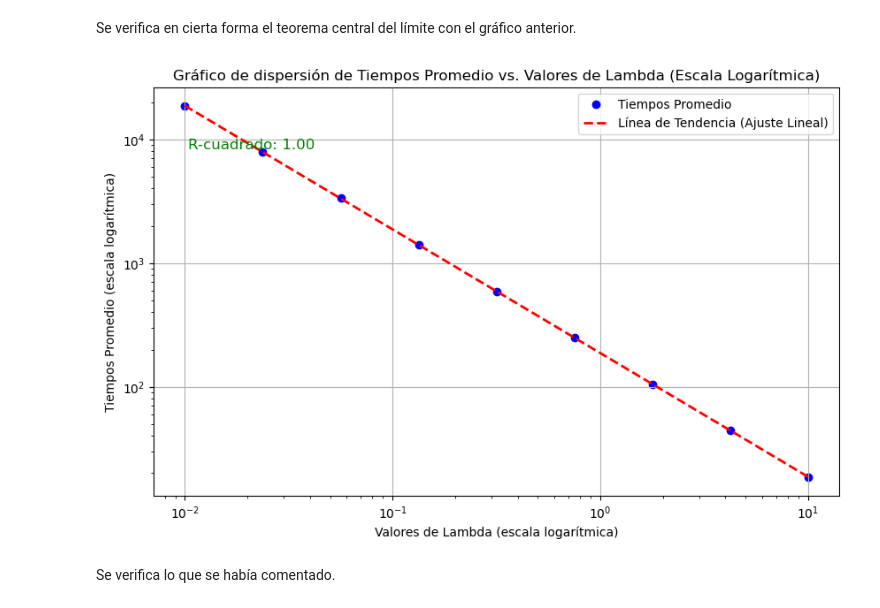
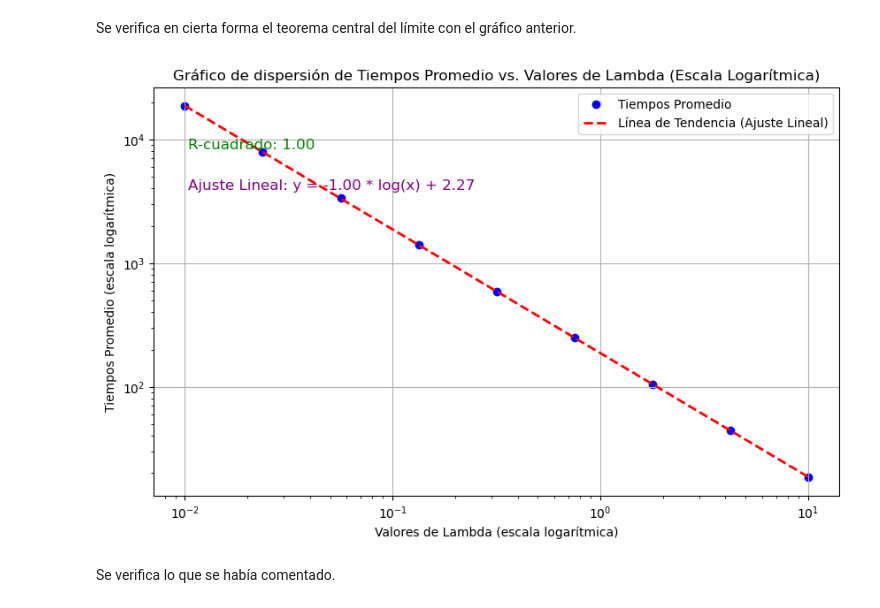
Before and after one commit to Darkrayyss/Certamen-1-MAT468-Diego-Astaburuaga, a Jupyter notebook: Entrega Certamen/Pregunta4.ipynb, the cells around one changed output. Drawn from its saved outputs; the diff is of its cells as text; code cells hidden in the pictures.

```diff
--- a/Entrega Certamen/Pregunta4.ipynb
+++ b/Entrega Certamen/Pregunta4.ipynb
@@ -612,34 +612,38 @@ lambda_values = summary_data['Lambda'].tolist()
 average_times = summary_data['Mean_Time'].tolist()
 
 # Create a scatter plot with logarithmic scale on both axes
 plt.figure(figsize=(10, 6))
 plt.scatter(lambda_values, average_times, marker='o', c='b', label='Tiempos Promedio')
 plt.xscale('log')  # Escala logarítmica en el eje x
 plt.yscale('log')  # Escala logarítmica en el eje y
 plt.xlabel('Valores de Lambda (escala logarítmica)')
 plt.ylabel('Tiempos Promedio (escala logarítmica)')
 plt.title('Gráfico de dispersión de Tiempos Promedio vs. Valores de Lambda (Escala Logarítmica)')
 plt.grid(True)
 plt.legend()
 
 # Ajustar una línea de tendencia lineal en la escala logarítmica
 coefficients = np.polyfit(np.log10(lambda_values), np.log10(average_times), 1)
 trendline = np.poly1d(coefficients)
 x_range = np.logspace(np.log10(min(lambda_values)), np.log10(max(lambda_values)), 100)
 
 # Graficar la línea de tendencia
 plt.plot(x_range, 10**trendline(np.log10(x_range)), 'r--', label='Línea de Tendencia (Ajuste Lineal)', linewidth=2)
 
 # Calcular R-cuadrado (coeficiente de determinación)
 predicted_log_times = trendline(np.log10(lambda_values))
 r_squared = r2_score(np.log10(average_times), predicted_log_times)
 r_squared_text = f'R-cuadrado: {r_squared:.2f}'
+
+# Mostrar los parámetros del ajuste lineal
+parameters_text = f'Ajuste Lineal: y = {coefficients[0]:.2f} * log(x) + {coefficients[1]:.2f}'
+plt.annotate(parameters_text, xy=(0.05, 0.75), xycoords='axes fraction', fontsize=12, color='purple')
 plt.annotate(r_squared_text, xy=(0.05, 0.85), xycoords='axes fraction', fontsize=12, color='green')
 
 plt.legend()
 plt.show()
 # %% [output]
-[figure, old version]
+[figure, new version]
 # %% [markdown]
 Se verifica lo que se había comentado.
 # %%
```
Also changed, not shown: parts of 3 cells of this notebook, 15 other files.
